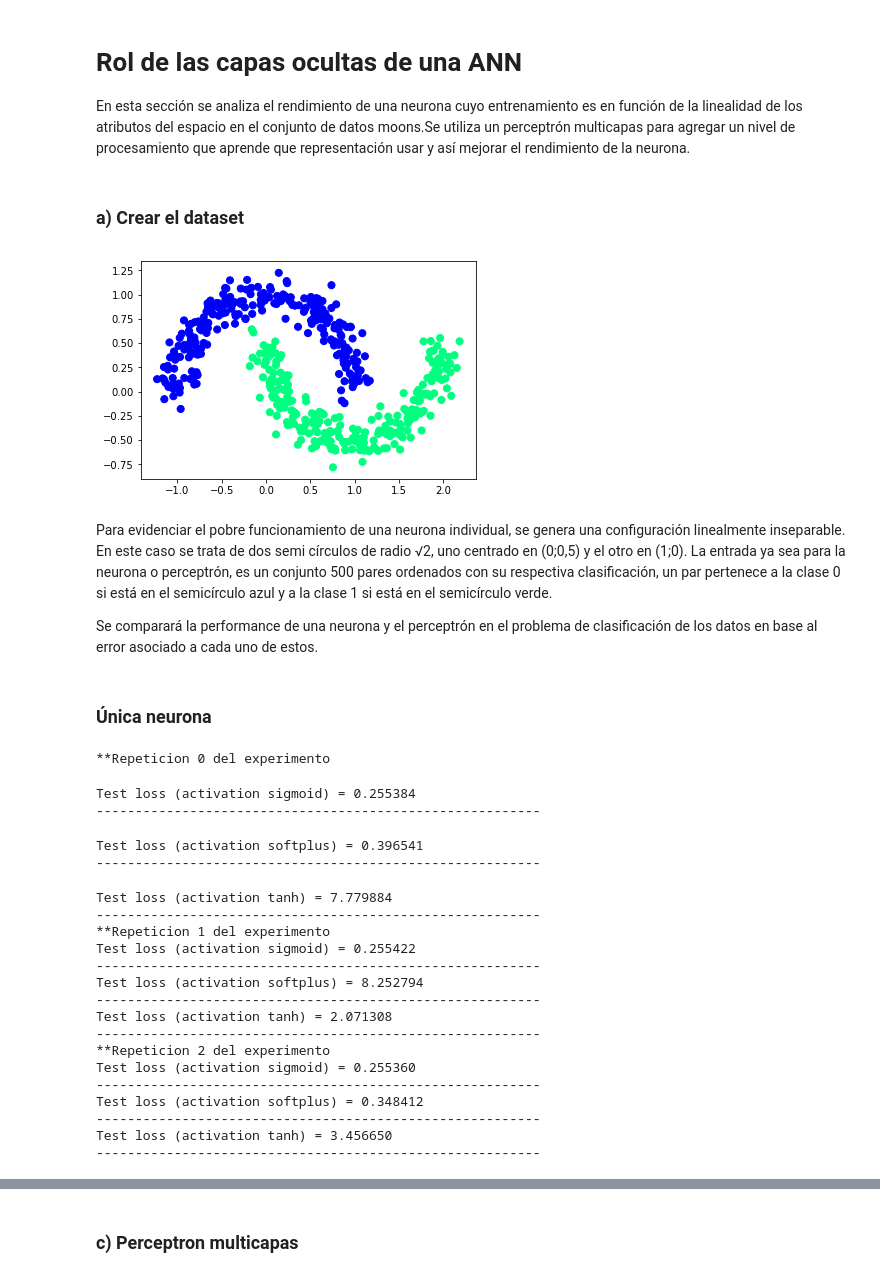
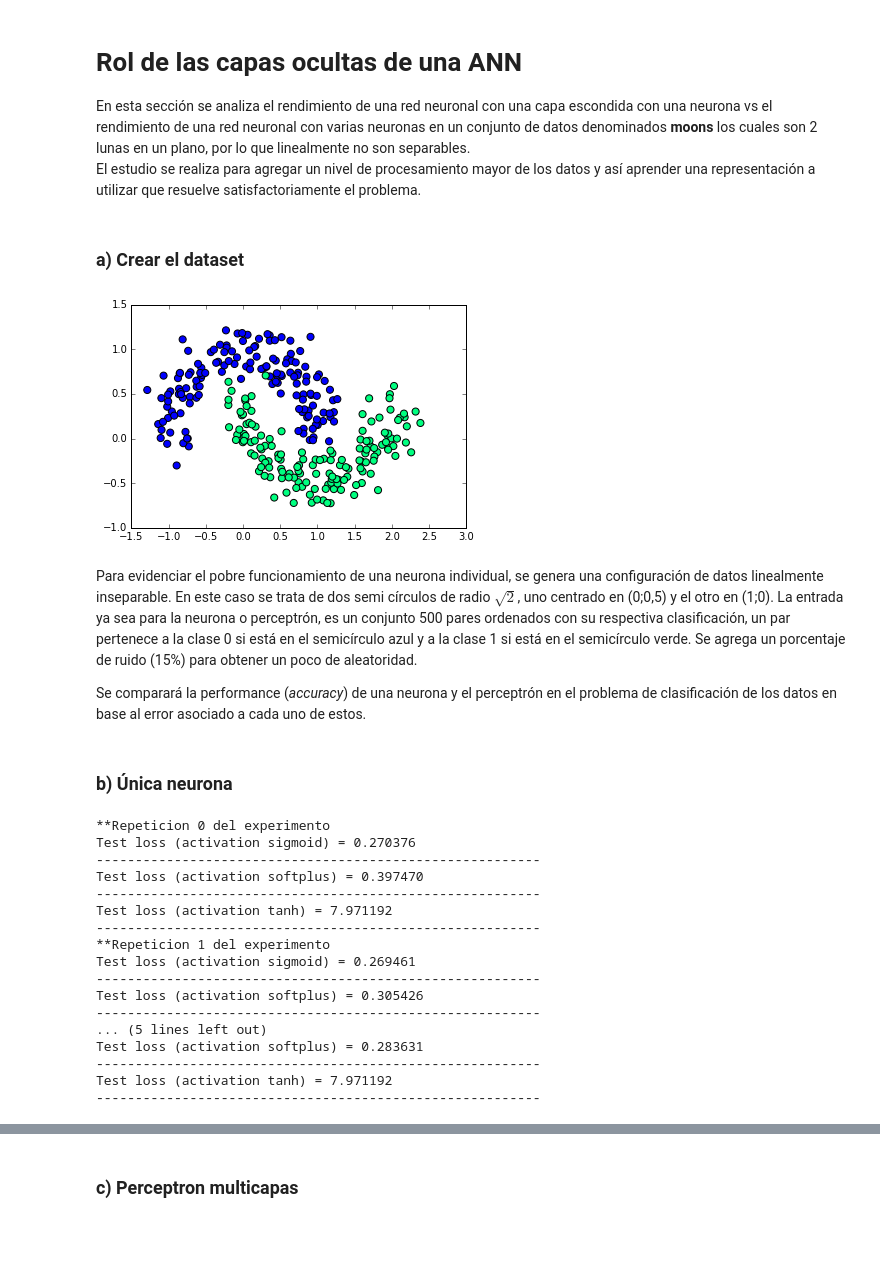
Before and after one commit to FMena14/Ayudantias, a Jupyter notebook: Parte1.ipynb, the cells around one changed output, grey strips where cells are left out. Saved outputs shown, nothing was run; the diff lists cells and outputs as text; code cells hidden in the pictures; blank space fills up the shorter version.

```diff
--- a/Parte1.ipynb
+++ b/Parte1.ipynb
@@ -1,29 +1,30 @@
 # %% [markdown]
 # Rol de las capas ocultas de una ANN
 
-En esta sección se analiza el rendimiento de una neurona cuyo entrenamiento es en función de la linealidad de los atributos del espacio en el conjunto de datos moons.Se utiliza un perceptrón multicapas para agregar un nivel de procesamiento que aprende que representación usar y así mejorar el rendimiento de la neurona.
+En esta sección se analiza el rendimiento de una red neuronal con una capa escondida con una neurona vs el rendimiento de una red neuronal con varias neuronas en un conjunto de datos denominados **moons** los cuales son 2 lunas en un plano, por lo que linealmente no son separables.
+El estudio se realiza para agregar un nivel de procesamiento mayor de los datos y así aprender una representación a utilizar que resuelve satisfactoriamente el problema.
 # %% [markdown]
 ### a) Crear el dataset
 # %%
 from sklearn.datasets import make_moons
 from matplotlib import pyplot as plt
-X, y = make_moons(1000,noise=0.1)
+X, y = make_moons(500,noise=0.15)
 
-X_train, y_train = X[:500],y[:500]
-X_test, y_test = X[500:],y[500:]
+X_train, y_train = X[:300],y[:300]
+X_test, y_test = X[300:],y[300:]
 
 plt.scatter(X_train[:,0], X_train[:,1], s=50, c=y_train, cmap=plt.cm.winter)
 #plt.scatter(X_test[:,0], X_test[:,1], s=20, c=y_test, cmap=plt.cm.Spectral)
 #plt.scatter(X[:,0], X[:,1], s=40, c=y, cmap=plt.cm.Spectral)
 plt.show()
 # %% [output]
-[figure, old version]
+[figure, new version]
 # %% [markdown]
-Para evidenciar el pobre funcionamiento de una neurona individual, se genera una configuración linealmente inseparable. En este caso se trata de dos semi círculos de radio √2, uno centrado en (0;0,5) y el otro en (1;0). La entrada ya sea para la neurona o perceptrón, es un conjunto 500 pares ordenados con su respectiva clasificación, un par pertenece a la clase 0 si está en el semicírculo azul y a la clase 1 si está en el semicírculo verde.
+Para evidenciar el pobre funcionamiento de una neurona individual, se genera una configuración de datos linealmente inseparable. En este caso se trata de dos semi círculos de radio $\sqrt{2}$, uno centrado en (0;0,5) y el otro en (1;0). La entrada ya sea para la neurona o perceptrón, es un conjunto 500 pares ordenados con su respectiva clasificación, un par pertenece a la clase 0 si está en el semicírculo azul y a la clase 1 si está en el semicírculo verde. Se agrega un porcentaje de ruido (15%) para obtener un poco de aleatoridad.
 
-Se comparará la performance de una neurona y el perceptrón en el problema de clasificación de los datos en base al error asociado a cada uno de estos.
+Se comparará la performance (*accuracy*) de una neurona y el perceptrón en el problema de clasificación de los datos en base al error asociado a cada uno de estos.
 # %% [markdown]
-### Única neurona
+### b) Única neurona
 # %%
 from keras.models import Sequential
 from keras.layers.core import Dense, Activation, Dropout
@@ -64,24 +65,20 @@ for i in range(3):
 #mas arquitecturastpe
 # %% [output]
 **Repeticion 0 del experimento
+Test loss (activation sigmoid) = 0.270376
+---------------------------------------------------------
+Test loss (activation softplus) = 0.397470
+---------------------------------------------------------
+Test loss (activation tanh) = 7.971192
+---------------------------------------------------------
+**Repeticion 1 del experimento
+Test loss (activation sigmoid) = 0.269461
+---------------------------------------------------------
+Test loss (activation softplus) = 0.305426
+---------------------------------------------------------
+... (5 lines left out)
+Test loss (activation softplus) = 0.283631
+---------------------------------------------------------
+Test loss (activation tanh) = 7.971192
+---------------------------------------------------------
-Test loss (activation sigmoid) = 0.255384
----------------------------------------------------------
-Test loss (activation softplus) = 0.396541
----------------------------------------------------------
-Test loss (activation tanh) = 7.779884
----------------------------------------------------------
-**Repeticion 1 del experimento
-Test loss (activation sigmoid) = 0.255422
----------------------------------------------------------
-Test loss (activation softplus) = 8.252794
----------------------------------------------------------
-Test loss (activation tanh) = 2.071308
----------------------------------------------------------
-**Repeticion 2 del experimento
-Test loss (activation sigmoid) = 0.255360
----------------------------------------------------------
-Test loss (activation softplus) = 0.348412
----------------------------------------------------------
-Test loss (activation tanh) = 3.456650
----------------------------------------------------------
 # %% [markdown]
```
Also changed, not shown: parts of 3 cells of this notebook.
